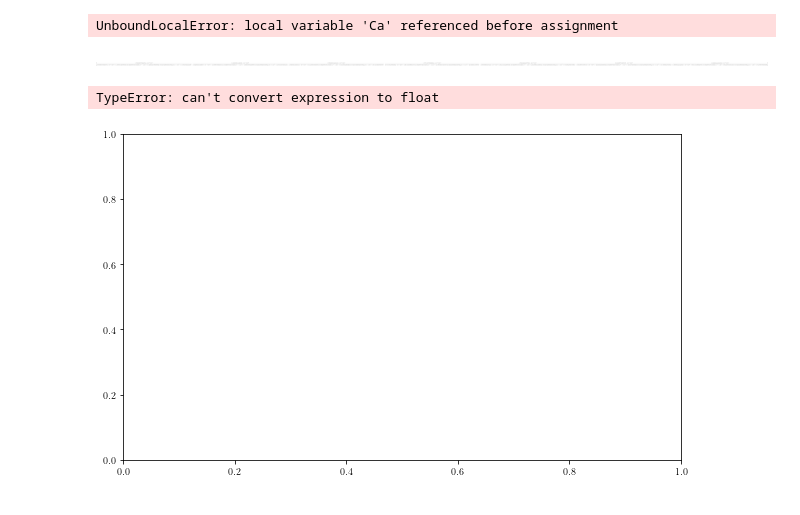
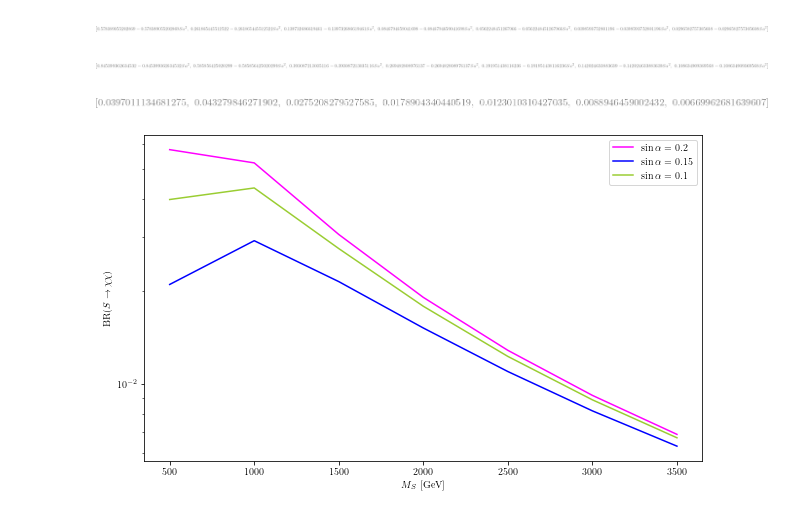
Before and after one commit to SModelS/smodelsv3-paper, a Jupyter notebook: notebooks/BR_Sd_Decays.ipynb, the cells around one changed output. Drawn from its saved outputs; the diff is of its cells as text; code cells hidden in the pictures.

```diff
--- a/notebooks/BR_Sd_Decays.ipynb
+++ b/notebooks/BR_Sd_Decays.ipynb
@@ -23,9 +23,12 @@ from sympy import *
 # %%
 MSd_list = list(range(500, 4000, 500))
 Sa_list = [0.2]
-cw, MSd, Sa, Ca = symbols('cw MSd Sa Ca')
+MSd, Sa = symbols('MSd Sa')
 MW = 80.4
 MZ = 91.2
+Ca = sy.sqrt(1-Sa**2)
+cw = MW/MZ
+sw = sy.sqrt(1 - cw**2)
 MU = 0.00255
 MC = 1.27
 MT = 172
@@ -33,11 +36,9 @@ MD = 0.00504
 MS = 0.101
 MB = 4.7
 vev = 246
-sw = sy.sqrt(1-cw**2)
 yt = np.sqrt(2)*MT/vev
 MTA = 1.777
 ytau = MTA*sy.sqrt(2)/vev
-cw = MW/MZ
 ee = (2*MW*sw)/vev
 gqA =0
 MZp = 2000
@@ -57,7 +58,6 @@ def BRSd(MSd_list, Sa_list):
     Sdqq_values = []
     SdXdXd_values = []
     SdtotalW_values = []
-    Ca = sy.sqrt(1-Sa**2)
     Sdhh = ((1 + (2*Mh**2)/MSd**2)**2*MSd*sy.sqrt((1 - (4*Mh**2)/MSd**2)*MSd**4)*Ca**2*Sa**2*(vev2*Ca + vev*Sa)**2)/(32*sy.pi*vev**2*vev2**2)
     SdXdXd = ((-4*Ca**2*Mchi**2*ychi**2 + Ca**2*MSd**2*ychi**2)*sy.sqrt(-4*Mchi**2*MSd**2 + MSd**4))/(32*sy.pi*abs(MSd)**3)
     Sdtata = ((MSd**2*Sa**2*ytau**2 - 4*MTA**2*Sa**2*ytau**2)*sy.sqrt(MSd**4 - 4*MSd**2*MTA**2))/(16*sy.pi*abs(MSd)**3)
@@ -90,28 +90,31 @@ BRqq_list
 #Sdqq_list
 #SdtotalW_list
 #SdXdXd_list
-#BRXdXd_list
+BRXdXd_list
 # %% [output]
-UnboundLocalError: local variable 'Ca' referenced before assignment
+[figure, added]
 # %%
 Sa_list = [0.1]
 BRqq_list2, BRXdXd_list2, Sdqq_list2, SdtotalW_list2, SdXdXd_list2 = BRSd(MSd_list, Sa_list)
 BRqq_list2
+BRXdXd_list2
 # %% [output]
-[figure, old version]
+[figure, new version]
 # %%
 Sa_list = [0.15]
 BRqq_list3, BRXdXd_list3, Sdqq_list3, SdtotalW_list3, SdXdXd_list3 = BRSd(MSd_list, Sa_list)
+BRqq_list3
+# %% [output]
+[figure, added]
 # %%
 plt.figure(figsize=(10,6))
-plt.plot(MSd_list, BRqq_list, label=r'$S_a} = $ 0.25 ', color='blue', linestyle='solid')
-plt.plot(MSd_list, BRqq_list2, label=r'$S_a} = $ 0.24', color='magenta', linestyle='solid')
-plt.plot(MSd_list, BRqq_list3, label=r'$S_a} = 0.23$', color='yellowgreen', linestyle='solid')
+plt.plot(MSd_list, BRqq_list, label=r'$\sin{\alpha} = $ 0.2 ', color='magenta', linestyle='solid')
+plt.plot(MSd_list, BRqq_list2, label=r'$\sin{\alpha} = $ 0.15 ', color='blue', linestyle='solid')
+plt.plot(MSd_list, BRqq_list3, label=r'$\sin{\alpha}= $ 0.1', color='yellowgreen', linestyle='solid')
 plt.xlabel(r'$M_{S}$ [GeV]')
-plt.ylabel(r'BR($Z^{\prime} \rightarrow q\bar{q}$)')
+plt.ylabel(r'BR($S \rightarrow \chi \chi$)')
 plt.yscale('log')
 plt.legend()
 plt.show()
 # %% [output]
-TypeError: can't convert expression to float
-[figure, old version]
+[figure, new version]
```
Also changed, not shown: 4 other files.
